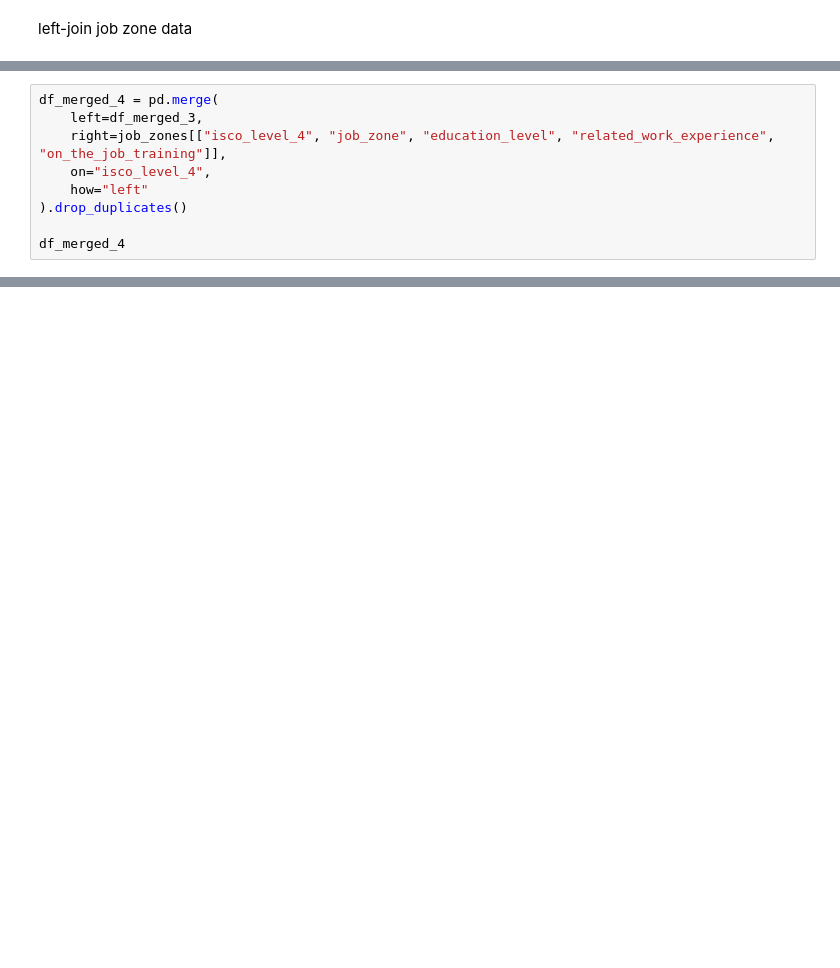
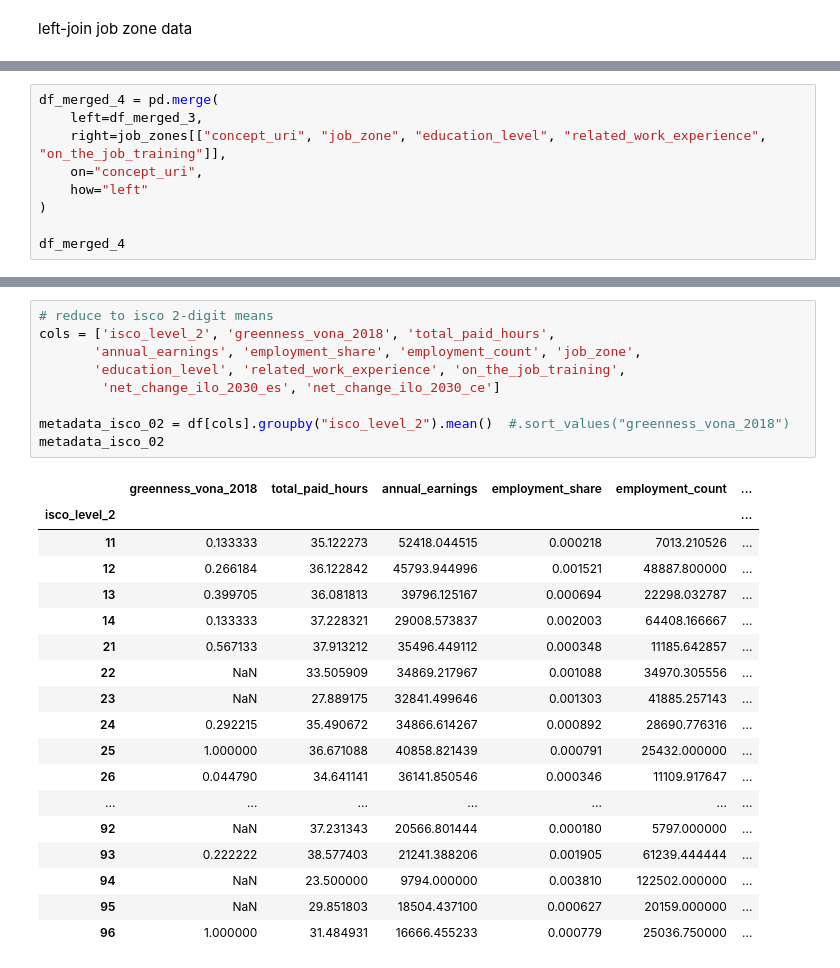
Before and after one commit to derpyninja/rejet, a Jupyter notebook: notebooks/04-fz-merge-metadata-to-esco-crosswalk.ipynb, the cells around one changed output, grey strips where cells are left out. Drawn from its saved outputs; the diff is of its cells as text; blank space fills up the shorter version.

```diff
--- a/notebooks/04-fz-merge-metadata-to-esco-crosswalk.ipynb
+++ b/notebooks/04-fz-merge-metadata-to-esco-crosswalk.ipynb
@@ -251,10 +282,10 @@ memory usage: 298.9+ KB
 # %%
 df_merged_4 = pd.merge(
     left=df_merged_3,
-    right=job_zones[["isco_level_4", "job_zone", "education_level", "related_work_experience", "on_the_job_training"]],
-    on="isco_level_4",
+    right=job_zones[["concept_uri", "job_zone", "education_level", "related_work_experience", "on_the_job_training"]],
+    on="concept_uri",
     how="left"
-).drop_duplicates()
+)
 
 df_merged_4
 # %% [output]
@@ -277,0 +377,28 @@ df_merged_3.to_csv(
+# %%
+# reduce to isco 2-digit means
+cols = ['isco_level_2', 'greenness_vona_2018', 'total_paid_hours',
+       'annual_earnings', 'employment_share', 'employment_count', 'job_zone',
+       'education_level', 'related_work_experience', 'on_the_job_training',
+        'net_change_ilo_2030_es', 'net_change_ilo_2030_ce']
+
+metadata_isco_02 = df[cols].groupby("isco_level_2").mean()  #.sort_values("greenness_vona_2018")
+metadata_isco_02
+# %% [output]
+|  | greenness_vona_2018 | total_paid_hours | annual_earnings | employment_share | employment_count | ... |
+| isco_level_2 |  |  |  |  |  | ... |
+| 11 | 0.133333 | 35.122273 | 52418.044515 | 0.000218 | 7013.210526 | ... |
+| 12 | 0.266184 | 36.122842 | 45793.944996 | 0.001521 | 48887.800000 | ... |
+| 13 | 0.399705 | 36.081813 | 39796.125167 | 0.000694 | 22298.032787 | ... |
+| 14 | 0.133333 | 37.228321 | 29008.573837 | 0.002003 | 64408.166667 | ... |
+| 21 | 0.567133 | 37.913212 | 35496.449112 | 0.000348 | 11185.642857 | ... |
+| 22 | NaN | 33.505909 | 34869.217967 | 0.001088 | 34970.305556 | ... |
+| 23 | NaN | 27.889175 | 32841.499646 | 0.001303 | 41885.257143 | ... |
+| 24 | 0.292215 | 35.490672 | 34866.614267 | 0.000892 | 28690.776316 | ... |
+| 25 | 1.000000 | 36.671088 | 40858.821439 | 0.000791 | 25432.000000 | ... |
+| 26 | 0.044790 | 34.641141 | 36141.850546 | 0.000346 | 11109.917647 | ... |
+| ... | ... | ... | ... | ... | ... | ... |
+| 92 | NaN | 37.231343 | 20566.801444 | 0.000180 | 5797.000000 | ... |
+| 93 | 0.222222 | 38.577403 | 21241.388206 | 0.001905 | 61239.444444 | ... |
+| 94 | NaN | 23.500000 | 9794.000000 | 0.003810 | 122502.000000 | ... |
+| 95 | NaN | 29.851803 | 18504.437100 | 0.000627 | 20159.000000 | ... |
+| 96 | 1.000000 | 31.484931 | 16666.455233 | 0.000779 | 25036.750000 | ... |
```
Also changed, not shown: parts of 26 cells of this notebook, 1 other file.
